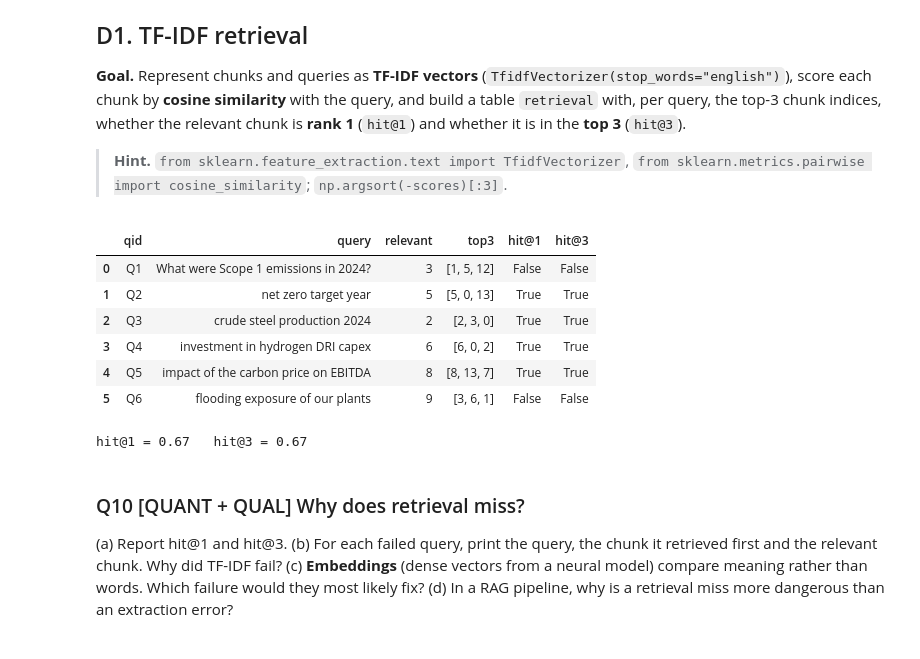
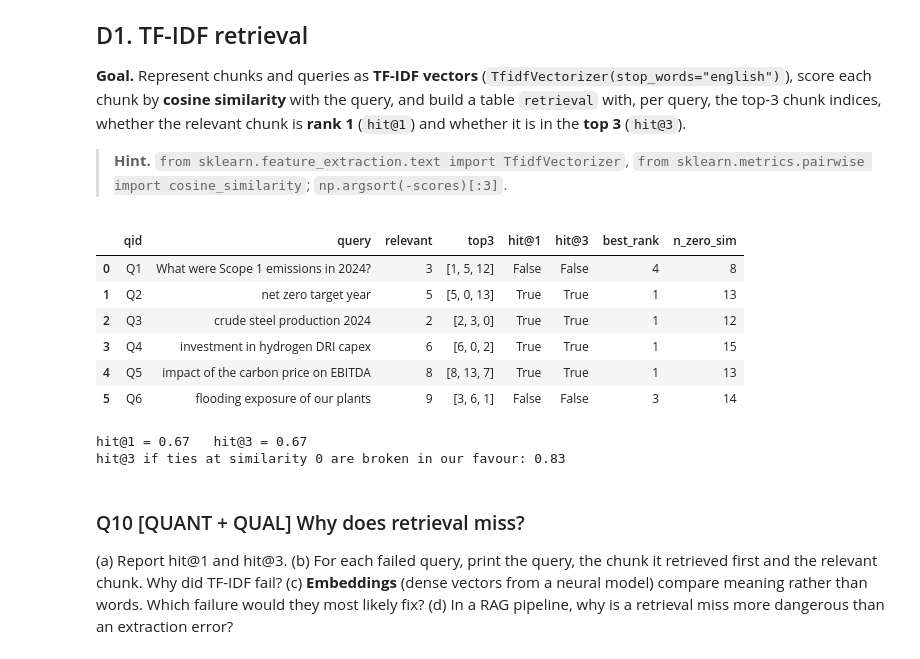
Before and after one commit to Lara-Normand-Pro/aidams-lab4-bauret-metz-normand-benbachir-desaintaignan, a Jupyter notebook: lab4.ipynb, the cells around one changed output. Drawn from its saved outputs; the diff is of its cells as text; code cells hidden in the pictures.

```diff
--- a/lab4.ipynb
+++ b/lab4.ipynb
@@ -570,26 +594,29 @@ def key(v):
 
 
 samples = pred[pred.kind == "sample"]
-vrows = []
+vrows, n_ties = [], 0
 for i in gold.index:
     s = samples[samples.id == i]
     for f in FIELDS:
         keys = [key(v) for v in s[f]]
-        vote_key, cnt = pd.Series(keys).value_counts().iloc[0:1].reset_index().values[0] if keys else (json.dumps(None), 0)
+        vc = pd.Series(keys).value_counts()            # a tie would be broken by order of appearance
+        vote_key, cnt = vc.index[0], int(vc.iloc[0])
+        n_ties += int(len(vc) > 1 and vc.iloc[0] == vc.iloc[1])
         vote = json.loads(vote_key)
         if f == "company" and vote is not None:      # recover a display name from the first sample that voted it
             vote = s[f][[key(v) == vote_key for v in s[f]]].iloc[0]
         vrows.append({"id": i, "field": f, "vote": vote, "agreement": cnt / 5,
                       "correct": field_correct(f, vote, gold.loc[i, f])})
 votes = pd.DataFrame(vrows)
+print(f"fields with a tied vote: {n_ties}")
 
 print(f"Greedy accuracy : {greedy_scores.correct.mean():.3f}")
 print(f"Vote accuracy   : {votes.correct.mean():.3f}")
 kv, nv = int(votes.correct.sum()), len(votes)
 vote_ci = stats.beta(1 + kv, 1 + nv - kv).ppf([0.05, 0.95])
 print(f"Vote accuracy {kv}/{nv}: 90% Beta interval [{vote_ci[0]:.3f}, {vote_ci[1]:.3f}]")
-votes["bin"] = pd.cut(votes.agreement, [0, .6, .8, 1.0], labels=["<=3/5", "4/5", "5/5"])
-bins = votes.groupby("bin", observed=True).correct.agg(["mean", "sum", "count"]).loc[["5/5", "4/5", "<=3/5"]]
+votes["bin"] = pd.cut(votes.agreement, [0, .6, .8, 1.0], labels=["3 or less", "4 of 5", "5 of 5"])
+bins = votes.groupby("bin", observed=True).correct.agg(["mean", "sum", "count"]).loc[["5 of 5", "4 of 5", "3 or less"]]
 bins.columns = ["accuracy", "n_correct", "n_fields"]
 display(bins)
 # %% [output]
@@ -717,8 +773,8 @@ For each policy compute the number of fields reviewed, the number of errors that
 # %%
 REVIEW_COST, ERROR_COST = 4, 150
 policies = {"P0 trust vote": votes.agreement < 0,          # nobody reviewed
-            "P1 review < 5/5": votes.agreement < 1.0,
-            "P2 review <= 3/5": votes.agreement <= 0.6}
+            "P1 review below 5 of 5": votes.agreement < 1.0,
+            "P2 review 3 of 5 or less": votes.agreement <= 0.6}
 res = []
 for name, reviewed in policies.items():
     remaining = (~votes.correct & ~reviewed).sum()          # human fixes everything they review
@@ -729,6 +785,31 @@ policy_table = pd.DataFrame(res).set_index("policy")
 display(policy_table)
 print("For reference, reviewing all 120 fields would cost EUR", REVIEW_COST * len(votes))
 
+# P3: P1 plus a unit keyword rule (short tons, 10,000 tonnes, kt). It was designed after seeing the errors, so it is optimistic.
+unit_rules = {r"short tons?": ["production_mt"], r"10,000 tonnes": ["scope1_tco2", "scope2_tco2"], r"\bkt\b": ["scope1_tco2", "scope2_tco2"]}
+flagged = set()
+for i, t in excerpts.set_index("id").text.items():
+    for pat, fs in unit_rules.items():
+        if re.search(pat, t, flags=re.I):
+            flagged |= {(i, f) for f in fs}
+by_unit = pd.Series([(r.id, r.field) in flagged for r in votes.itertuples()], index=votes.index)
+policies["P3 P1 plus unit rule"] = (votes.agreement < 1.0) | by_unit
+p3 = policies["P3 P1 plus unit rule"]
+p3_rem = int((~votes.correct & ~p3).sum())
+print(f"P3: {int(p3.sum())} fields reviewed ({int((by_unit & ~(votes.agreement < 1.0)).sum())} more than P1), "
+      f"{p3_rem} errors left, total cost EUR {REVIEW_COST * int(p3.sum()) + ERROR_COST * p3_rem}")
+print("fields flagged by the unit rule:", sorted(flagged))
+
+# how sensitive is the choice to the price of an error?
+sens = {}
+for ec in [50, 100, 150, 200, 300]:
+    sens[ec] = {name: REVIEW_COST * int(rev.sum()) + ec * int((~votes.correct & ~rev).sum())
+                for name, rev in {**policies, "Review all": votes.agreement >= 0}.items()}
+sens = pd.DataFrame(sens).T
+sens.index.name = "error cost EUR"
+display(sens)
+print("Cheapest policy for each error cost:", sens.idxmin(axis=1).to_dict())
+
 best = policy_table.total_cost_EUR.idxmin()
 print("Cheapest:", best)
 surv = votes[(~votes.correct) & ~policies[best]].copy()
@@ -772,33 +864,37 @@ Real reports are 100+ pages, longer than you want to send to a model. **RAG** fi
 # %%
 from sklearn.feature_extraction.text import TfidfVectorizer
 from sklearn.metrics.pairwise import cosine_similarity
 
 chunks, queries = corpus["chunks"], corpus["queries"]
 chunk_texts = [c["text"] if isinstance(c, dict) else c for c in chunks]
 
 vec = TfidfVectorizer(stop_words="english")
 X = vec.fit_transform(chunk_texts)
 Q = vec.transform([q["query"] for q in queries])
 sims = cosine_similarity(Q, X)
 
 rrows = []
 for qi, q in enumerate(queries):
     top3 = np.argsort(-sims[qi])[:3].tolist()
     rel = q["relevant"]
     rrows.append({"qid": q["qid"], "query": q["query"], "relevant": rel[0], "top3": top3,
-                  "hit@1": top3[0] in rel, "hit@3": any(t in rel for t in top3)})
+                  "hit@1": top3[0] in rel, "hit@3": any(t in rel for t in top3),
+                  "best_rank": int((sims[qi] > sims[qi][rel[0]]).sum()) + 1,      # rank if ties go our way
+                  "n_zero_sim": int((sims[qi] == 0).sum())})
 retrieval = pd.DataFrame(rrows)
 display(retrieval)
 print(f"hit@1 = {retrieval['hit@1'].mean():.2f}   hit@3 = {retrieval['hit@3'].mean():.2f}")
+print(f"hit@3 if ties at similarity 0 are broken in our favour: {(retrieval.best_rank <= 3).mean():.2f}")
 # %% [output]
-|  | qid | query | relevant | top3 | hit@1 | hit@3 |
-| 0 | Q1 | What were Scope 1 emissions in 2024? | 3 | [1, 5, 12] | False | False |
-| 1 | Q2 | net zero target year | 5 | [5, 0, 13] | True | True |
-| 2 | Q3 | crude steel production 2024 | 2 | [2, 3, 0] | True | True |
-| 3 | Q4 | investment in hydrogen DRI capex | 6 | [6, 0, 2] | True | True |
-| 4 | Q5 | impact of the carbon price on EBITDA | 8 | [8, 13, 7] | True | True |
-| 5 | Q6 | flooding exposure of our plants | 9 | [3, 6, 1] | False | False |
+|  | qid | query | relevant | top3 | hit@1 | hit@3 | best_rank | n_zero_sim |
+| 0 | Q1 | What were Scope 1 emissions in 2024? | 3 | [1, 5, 12] | False | False | 4 | 8 |
+| 1 | Q2 | net zero target year | 5 | [5, 0, 13] | True | True | 1 | 13 |
+| 2 | Q3 | crude steel production 2024 | 2 | [2, 3, 0] | True | True | 1 | 12 |
+| 3 | Q4 | investment in hydrogen DRI capex | 6 | [6, 0, 2] | True | True | 1 | 15 |
+| 4 | Q5 | impact of the carbon price on EBITDA | 8 | [8, 13, 7] | True | True | 1 | 13 |
+| 5 | Q6 | flooding exposure of our plants | 9 | [3, 6, 1] | False | False | 3 | 14 |
 hit@1 = 0.67   hit@3 = 0.67
+hit@3 if ties at similarity 0 are broken in our favour: 0.83
 # %% [markdown]
 ### Q10 [QUANT + QUAL] Why does retrieval miss?
 
```
Also changed, not shown: parts of 21 cells of this notebook.
